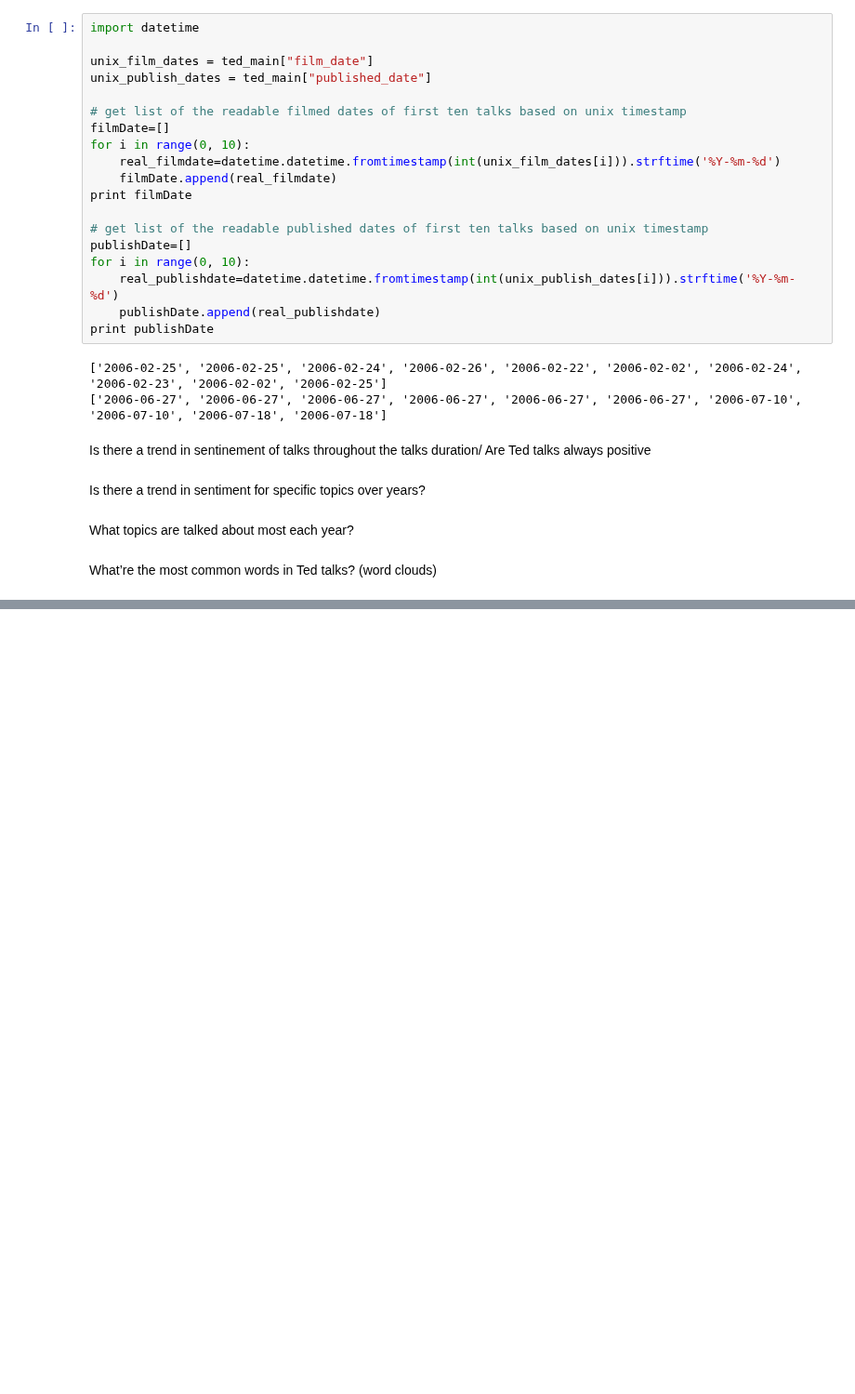
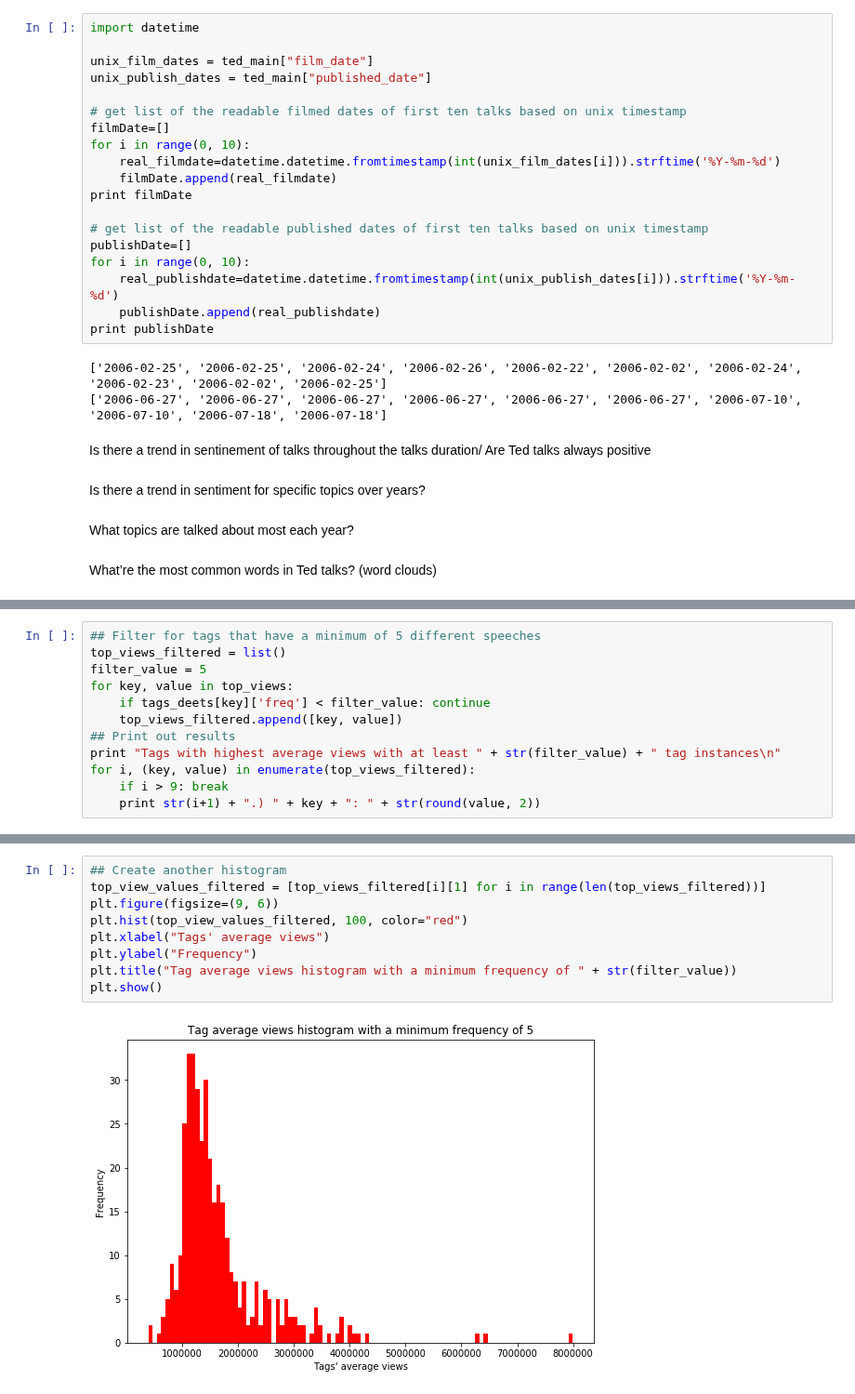
Before and after one commit to jmazanec15/BigDataFinal, a Jupyter notebook: DissectingTed.ipynb, the cells around one changed output, grey strips where cells are left out. Shown at 93% size. Saved outputs shown, nothing was run; the diff lists cells and outputs as text; blank space fills up the shorter version.

```diff
--- a/DissectingTed.ipynb
+++ b/DissectingTed.ipynb
@@ -75,0 +142,12 @@ What tags generate the most views?
+# %%
+## Filter for tags that have a minimum of 5 different speeches
+top_views_filtered = list()
+filter_value = 5
+for key, value in top_views:
+    if tags_deets[key]['freq'] < filter_value: continue
+    top_views_filtered.append([key, value])
+## Print out results
+print "Tags with highest average views with at least " + str(filter_value) + " tag instances\n"
+for i, (key, value) in enumerate(top_views_filtered):
+    if i > 9: break
+    print str(i+1) + ".) " + key + ": " + str(round(value, 2))
@@ -75,0 +167,11 @@ What tags generate the most views?
+# %%
+## Create another histogram
+top_view_values_filtered = [top_views_filtered[i][1] for i in range(len(top_views_filtered))]
+plt.figure(figsize=(9, 6))
+plt.hist(top_view_values_filtered, 100, color="red")
+plt.xlabel("Tags' average views")
+plt.ylabel("Frequency")
+plt.title("Tag average views histogram with a minimum frequency of " + str(filter_value))
+plt.show()
+# %% [output]
+[figure, added]
```
Also changed, not shown: parts of 25 cells of this notebook.
